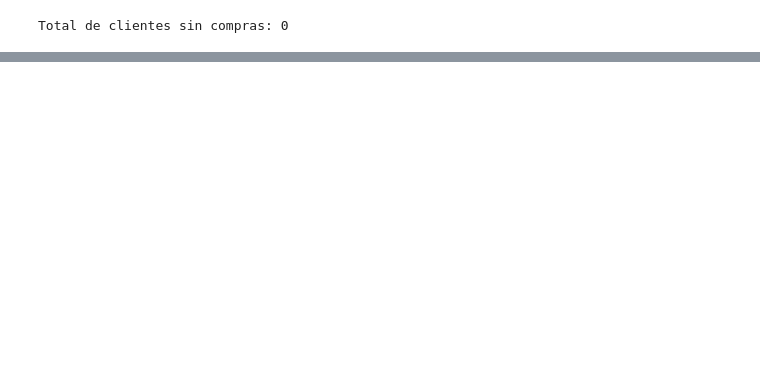
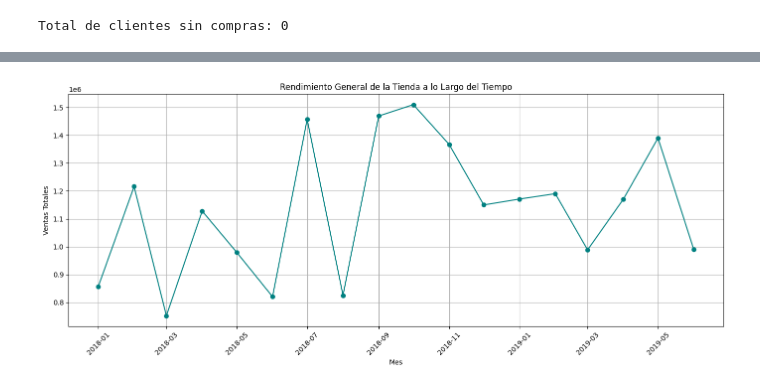
Before and after one commit to elkinvega21/Reto-DataHack, a Jupyter notebook: Reto DataHack.ipynb, the cells around one changed output, grey strips where cells are left out. Cells and saved outputs as stored; diff of their text form; code cells hidden in the pictures; blank space fills up the shorter version.

```diff
--- a/Reto DataHack.ipynb
+++ b/Reto DataHack.ipynb
@@ -289,3 +289,22 @@ print(f"Total de clientes sin compras: {len(clientes_sin_compras)}")
 # %% [output]
 |  | PARTNERID | PARTNERROLE | EMAILADDRESS | PHONENUMBER | WEBADDRESS | ADDRESSID | COMPANYNAME | LEGALFORM | ... |
 Total de clientes sin compras: 0
+# %%
+# Calcular ventas totales por mes
+ventas_df['MES'] = ventas_df['CREATEDAT'].astype(str).str[:6]  # YYYYMM
+ventas_por_mes = ventas_df.groupby('MES')['GROSSAMOUNT'].sum().reset_index()
+ventas_por_mes['MES'] = pd.to_datetime(ventas_por_mes['MES'], format='%Y%m')
+
+display(ventas_por_mes)
+
+# Graficar meses de mayor vs menor rendimiento
+import matplotlib.pyplot as plt
+
+plt.figure(figsize=(12, 6))
+plt.bar(ventas_por_mes['MES'].dt.strftime('%Y-%m'), ventas_por_mes['GROSSAMOUNT'], color='skyblue')
+plt.xticks(rotation=45)
+plt.xlabel('Mes')
+plt.ylabel('Ventas Totales')
+plt.title('Ventas Totales por Mes')
+plt.tight_layout()
+plt.show()
@@ -291,0 +330,16 @@ Total de clientes sin compras: 0
+# %%
+# Graficar el rendimiento general de la tienda a lo largo del tiempo
+
+import matplotlib.pyplot as plt
+
+plt.figure(figsize=(14, 6))
+plt.plot(ventas_por_mes['MES'], ventas_por_mes['GROSSAMOUNT'], marker='o', color='teal')
+plt.title('Rendimiento General de la Tienda a lo Largo del Tiempo')
+plt.xlabel('Mes')
+plt.ylabel('Ventas Totales')
+plt.grid(True)
+plt.xticks(rotation=45)
+plt.tight_layout()
+plt.show()
+# %% [output]
+[figure, added]
```
Also changed, not shown: parts of 8 cells of this notebook.
